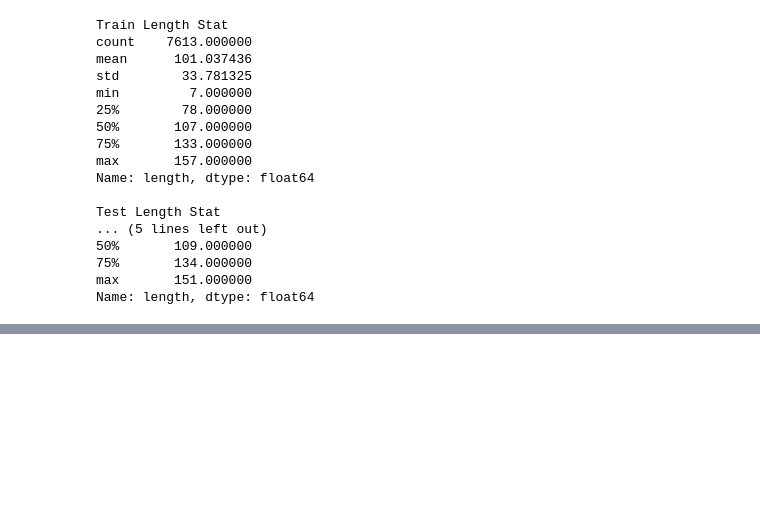
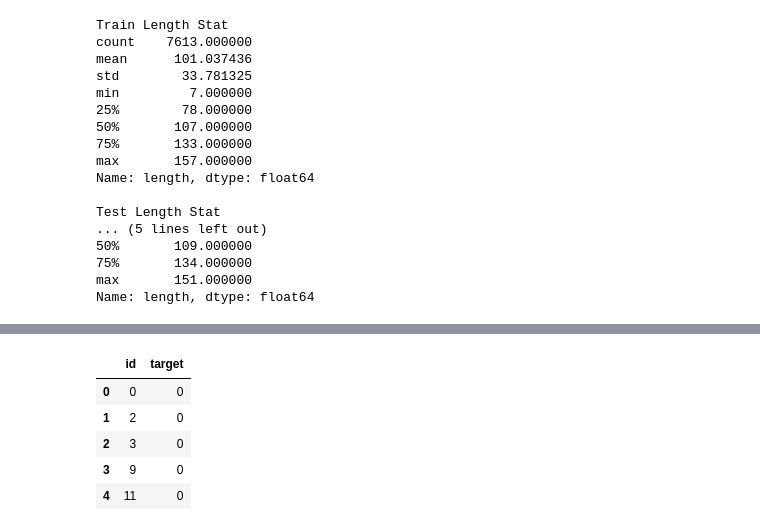
Before and after one commit to jhcheng/kerasnlp-disaster-tweets, a Jupyter notebook: kerasnlp-disaster-tweets.ipynb, the cells around one changed output, grey strips where cells are left out. Saved outputs shown, nothing was run; the diff lists cells and outputs as text; code cells hidden in the pictures; blank space fills up the shorter version.

```diff
--- a/kerasnlp-disaster-tweets.ipynb
+++ b/kerasnlp-disaster-tweets.ipynb
@@ -305 +247,11 @@ print(y_predict)
+# %%
+sample_submission = pd.read_csv("/kaggle/input/nlp-getting-started/sample_submission.csv")
+sample_submission.head()
+# %% [output]
+|  | id | target |
+| 0 | 0 | 0 |
+| 1 | 2 | 0 |
+| 2 | 3 | 0 |
+| 3 | 9 | 0 |
+| 4 | 11 | 0 |
 # %%
```
Also changed, not shown: parts of 32 cells of this notebook.
